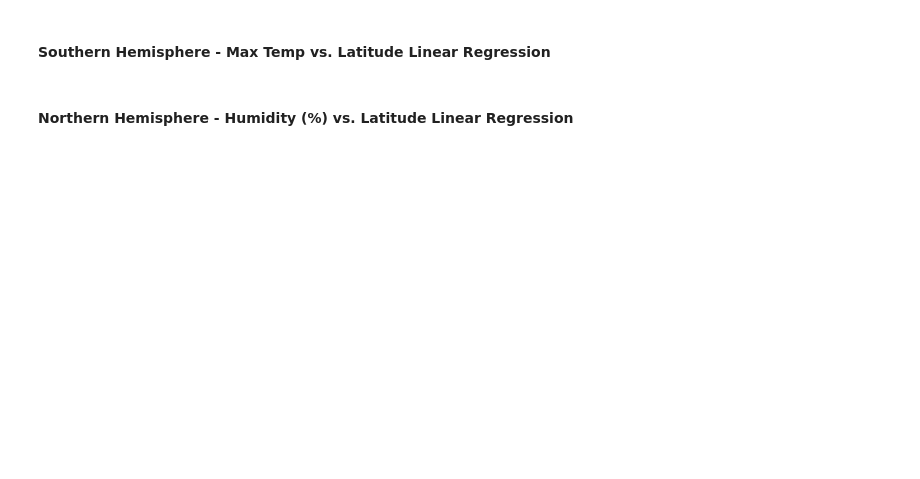
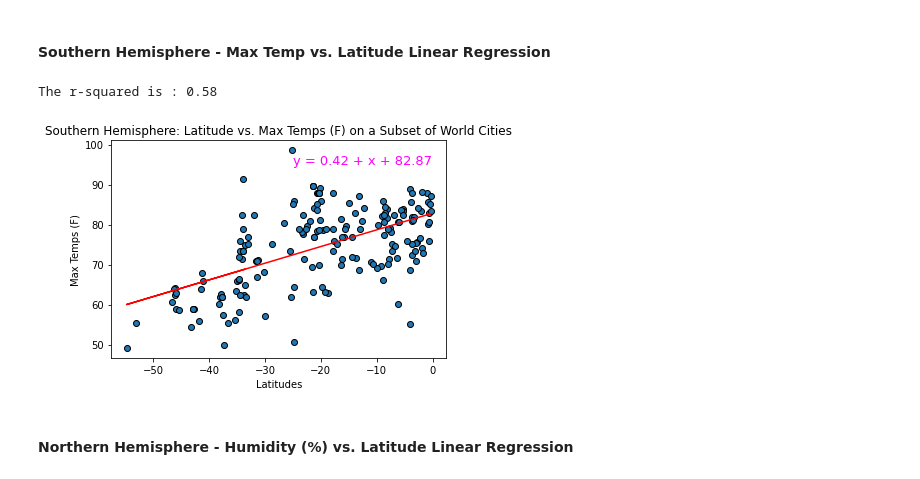
Before and after one commit to cjvilla/Analysis-of-Weather-and-Vacation-Patterns, a Jupyter notebook: WeatherPy/WeatherPy.ipynb, the cells around one changed output. Saved outputs shown, nothing was run; the diff lists cells and outputs as text; code cells hidden in the pictures; blank space fills up the shorter version.

```diff
--- a/WeatherPy/WeatherPy.ipynb
+++ b/WeatherPy/WeatherPy.ipynb
@@ -265,4 +297,18 @@ The cluster of data points are scattered towards the bottom of the scatter plot.
 # %% [markdown]
 ####  Southern Hemisphere - Max Temp vs. Latitude Linear Regression
+# %%
+southern_max_line = to_linear_regress(southern_hemis.Latitude, southern_hemis.Temperatures)
+plt.title("Southern Hemisphere: Latitude vs. Max Temps (F) on a Subset of World Cities")
+plt.xlabel("Latitudes")
+plt.ylabel("Max Temps (F)")
+
+to_annotate(southern_max_line, -25, 95)
+
+plt.savefig("./Images/lats_southern_temps.png")
+plt.show()
+plt.close()
+# %% [output]
+The r-squared is : 0.58
+[figure, added]
 # %% [markdown]
 ####  Northern Hemisphere - Humidity (%) vs. Latitude Linear Regression
```
Also changed, not shown: parts of 22 cells of this notebook, 13 other files.
